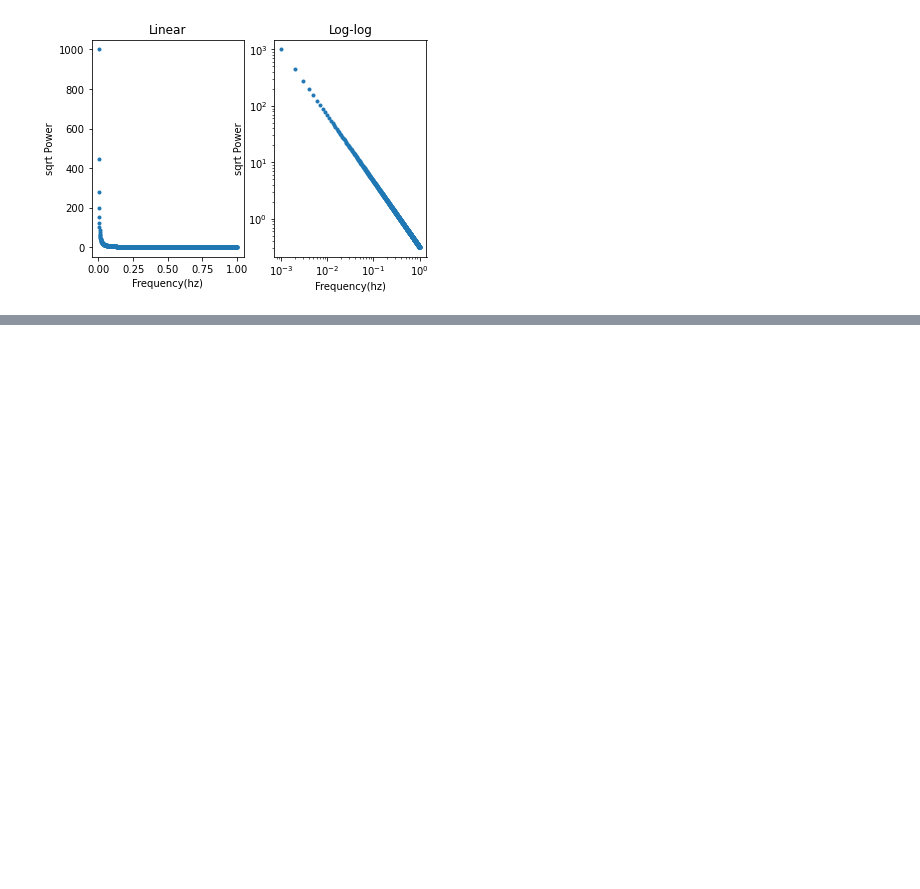
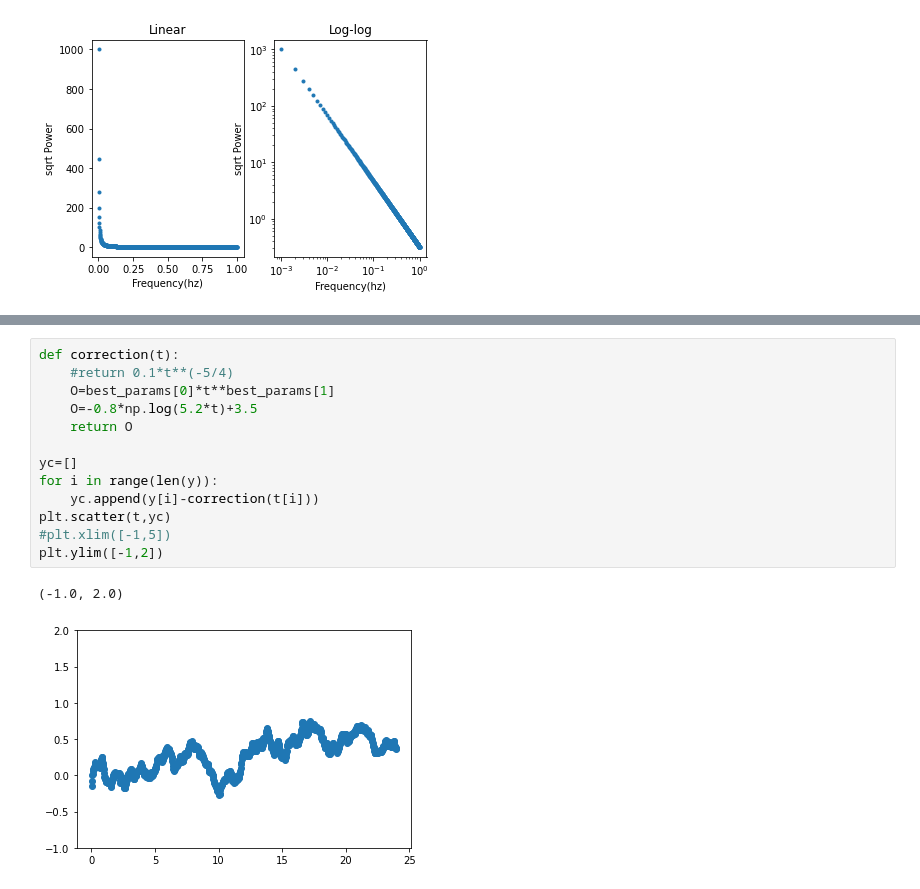
Before and after one commit to jblipper/VERITAS-Summer-Project-2022, a Jupyter notebook: Scripts/FFTs_with_Noise.ipynb, the cells around one changed output, grey strips where cells are left out. Cells and saved outputs as stored; diff of their text form; blank space fills up the shorter version.

```diff
--- a/Scripts/FFTs_with_Noise.ipynb
+++ b/Scripts/FFTs_with_Noise.ipynb
@@ -314,0 +337,16 @@ Text(0.5, 1.0, 'Log-log')
+# %%
+def correction(t):
+    #return 0.1*t**(-5/4)
+    O=best_params[0]*t**best_params[1]
+    O=-0.8*np.log(5.2*t)+3.5
+    return O
+
+yc=[]
+for i in range(len(y)):
+    yc.append(y[i]-correction(t[i]))
+plt.scatter(t,yc)
+#plt.xlim([-1,5])
+plt.ylim([-1,2])
+# %% [output]
+(-1.0, 2.0)
+[figure, added]
```
Also changed, not shown: parts of 7 cells of this notebook.
